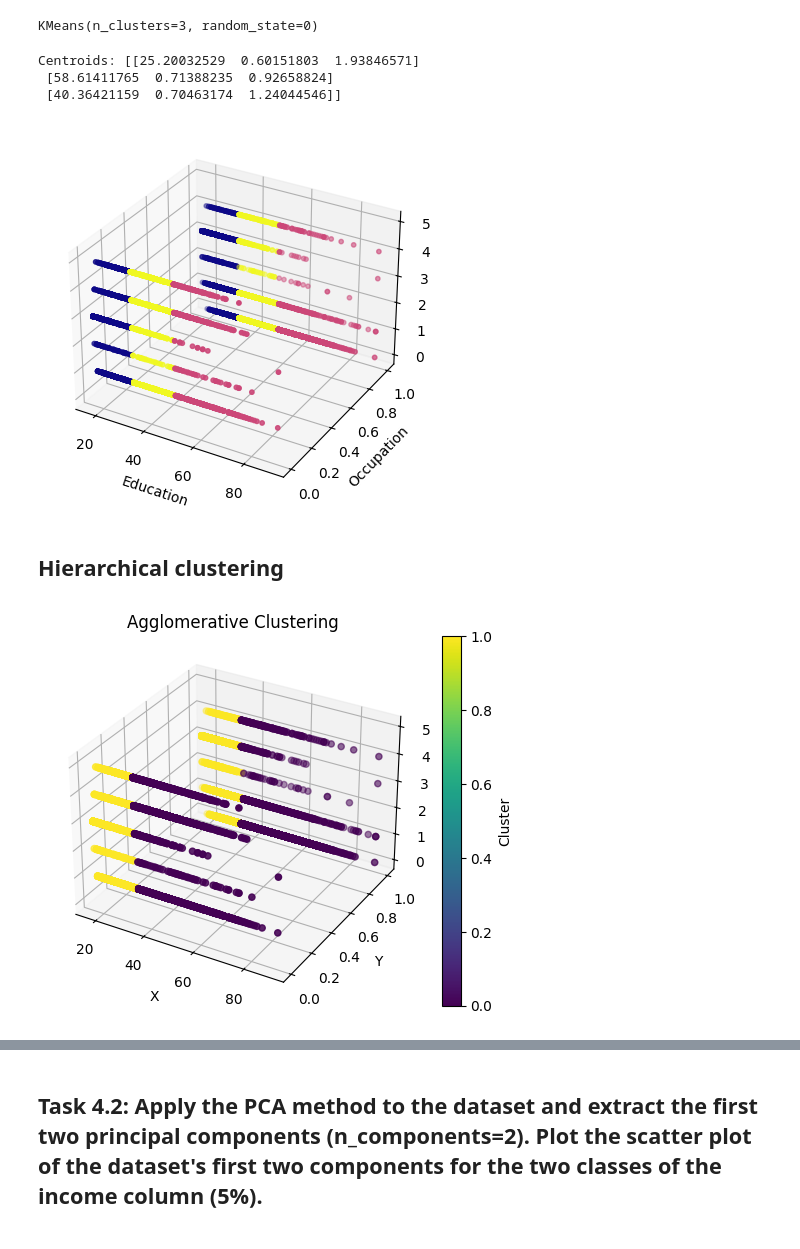
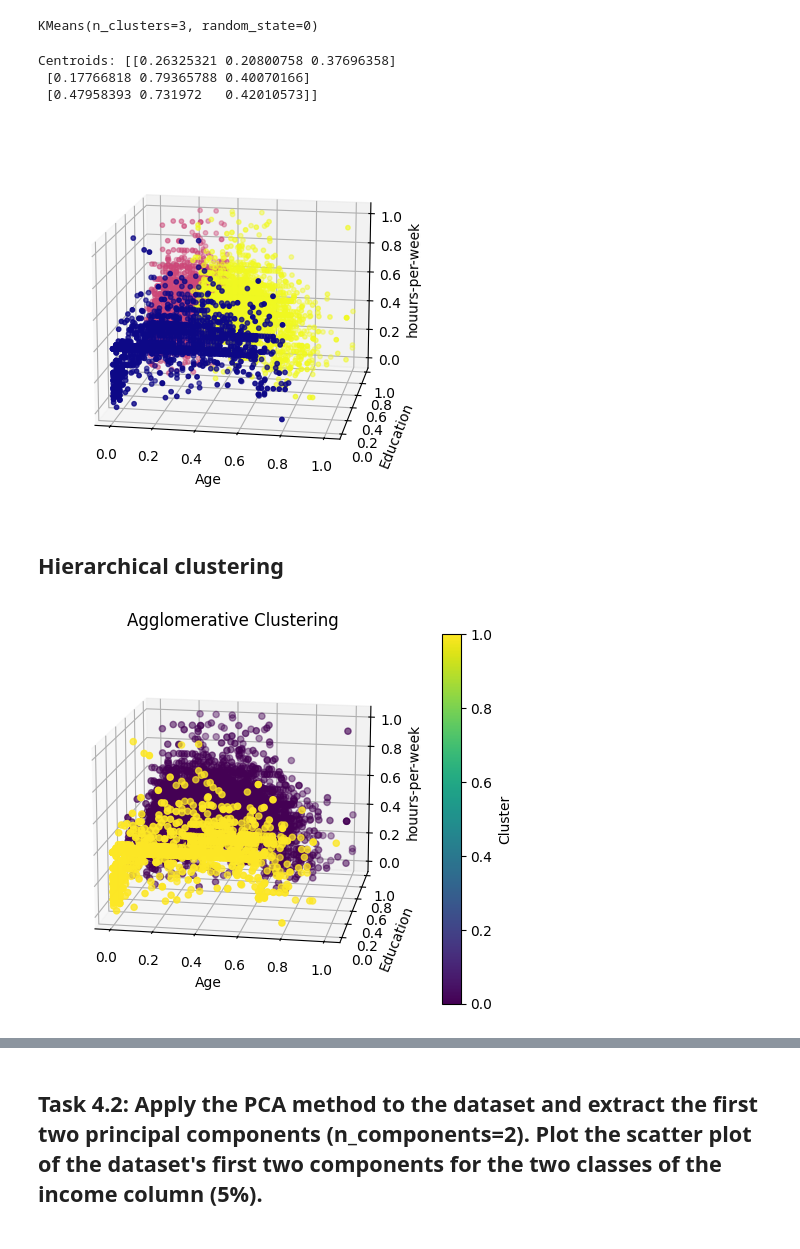
Before and after one commit to Uchebuzz/Machine-Learning-Models, a Jupyter notebook: Workshop #4.ipynb, the cells around one changed output, grey strips where cells are left out. Cells and saved outputs as stored; diff of their text form; code cells hidden in the pictures.

```diff
--- a/Workshop #4.ipynb
+++ b/Workshop #4.ipynb
@@ -62,5 +82,5 @@ df[['education','workclass','marital-status', 'occupation',
 # %%
-S = df.iloc[:, [0, 9, 7]]
+S = df.iloc[:, [0, 2, 11]]
 # %%
 S
 # %% [output]
@@ -113,0 +137,18 @@ S
+# %%
+k_values = range(1, 11)
+inertia_values = []
+
+for k in k_values:
+    kmeans = KMeans(n_clusters=k, random_state=0)
+    kmeans.fit(S)
+    inertia_values.append(kmeans.inertia_)
+
+# Plot the elbow plot
+plt.figure(figsize=(8, 6))
+plt.plot(k_values, inertia_values, marker='o', linestyle='-', color='b')
+plt.title('Elbow Method for Optimal K')
+plt.xlabel('Number of clusters (K)')
+plt.ylabel('Inertia')
+#plt.xticks(k_values)
+#plt.grid(True)
+plt.show()
@@ -125,28 +168,32 @@ cluster_centers = kmeans.cluster_centers_
 centers = kmeans.cluster_centers_
 print('Centroids:', centers, '\n')
 # %% [output]
-Centroids: [[25.20032529  0.60151803  1.93846571]
- [58.61411765  0.71388235  0.92658824]
- [40.36421159  0.70463174  1.24044546]]
+Centroids: [[0.26325321 0.20800758 0.37696358]
+ [0.17766818 0.79365788 0.40070166]
+ [0.47958393 0.731972   0.42010573]]
 # %%
 # Create a figure and a 3D axis
 fig = plt.figure()
 ax = fig.add_subplot(111, projection='3d')
+
+ax.azim = -80
+ax.dist = 10
+ax.elev = 15
 
 # Store the normalization of the color encodings based on the number of clusters
 nm = Normalize(vmin=0, vmax=len(kmeans.cluster_centers_) - 1)
 
 # Plot the clustered data
 scatter1 = ax.scatter(S.iloc[:, 0], S.iloc[:, 1], S.iloc[:, 2], c=kmeans.predict(S), s=10, cmap='plasma', norm=nm)
 
 # Set labels for each axis
-ax.set_xlabel('Education')
-ax.set_ylabel('Occupation')
-ax.set_zlabel('Relationship')
+ax.set_xlabel('Age')
+ax.set_ylabel('Education')
+ax.set_zlabel('houurs-per-week')
 
 plt.show()
 # %% [output]
-[figure, old version]
+[figure, new version]
 # %% [markdown]
 ## Hierarchical clustering
 # %%
@@ -171,18 +218,23 @@ labels = hierarchical_cluster.fit_predict(S)
 
 fig = plt.figure()
 ax = fig.add_subplot(111, projection='3d')
-scatter = ax.scatter(S.iloc[:, 0], S.iloc[:, 1], S.iloc[:, 2], c=hierarchical_cluster.labels_, cmap='viridis')
-ax.set_xlabel('X')
-ax.set_ylabel('Y')
-ax.set_zlabel('Z')  # Labeling the z-axis
+scatter = ax.scatter(S.iloc[:, 0], S.iloc[:, 1], S.iloc[:, 2],
+                     c=hierarchical_cluster.labels_, cmap='viridis')
+ax.set_xlabel('Age')
+ax.set_ylabel('Education')
+ax.set_zlabel('houurs-per-week')
 plt.title('Agglomerative Clustering')
+
+ax.azim = -80
+ax.dist = 10
+ax.elev = 15
 
 # Create a colorbar manually
 plt.colorbar(scatter, ax=ax, label='Cluster')
 
 plt.show()
 # %% [output]
-[figure, old version]
+[figure, new version]
 # %%
 # Print S and cluster labels for reference
 print("Data:")
```
Also changed, not shown: parts of 21 cells of this notebook, 1 other file.
